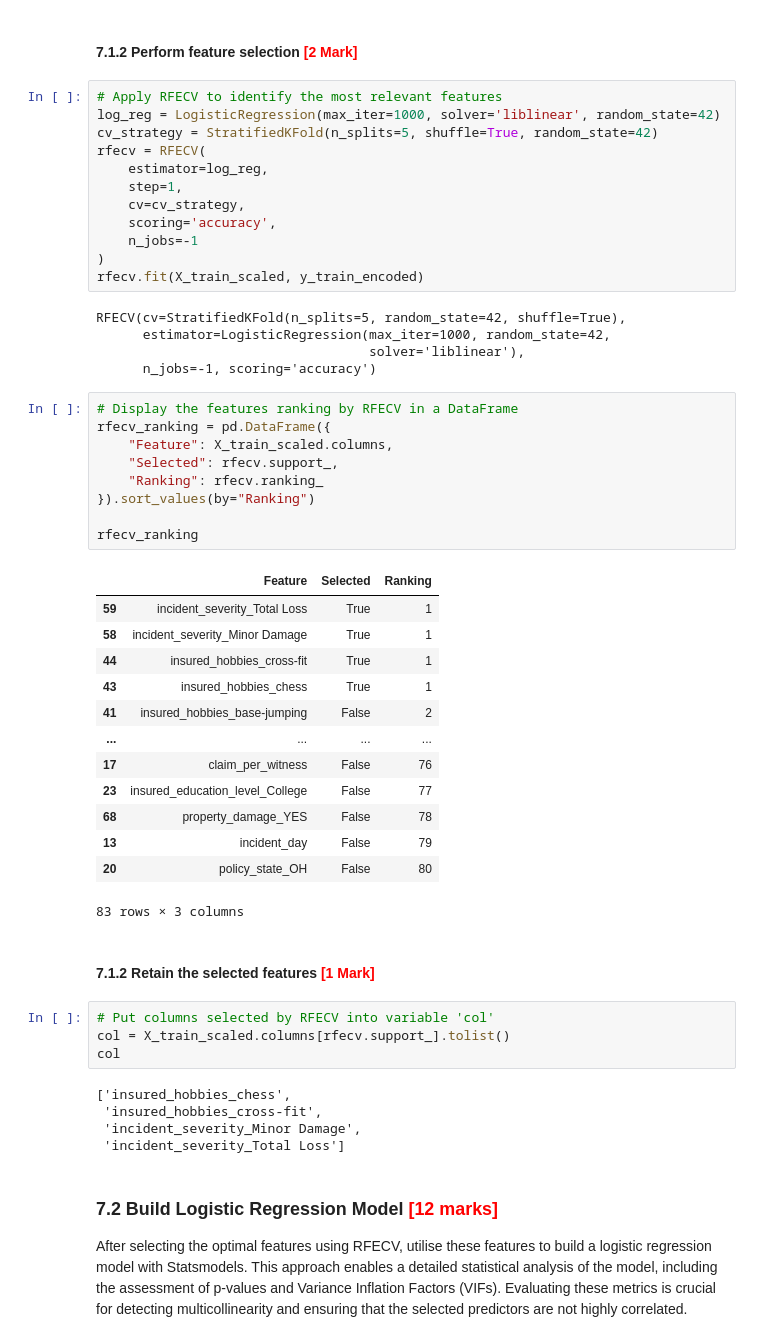
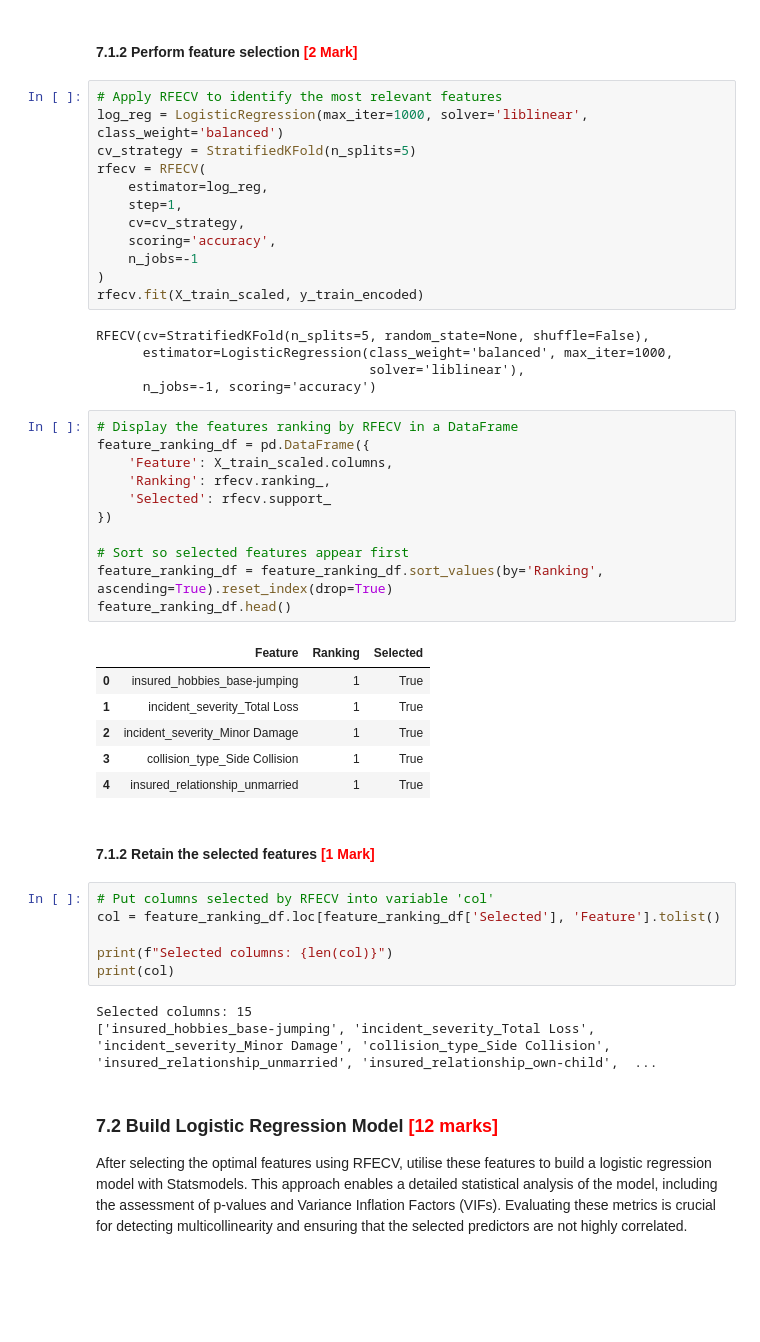
Before and after one commit to navyabhat98/Fraudulent_Insurance_Claim_Detection, a Jupyter notebook: Fraudulent_Insurance_Claim_Detection.ipynb, the cells around one changed output. Cells and saved outputs as stored; diff of their text form; blank space fills up the shorter version.

Commit message:
logistic regression completed

```diff
--- a/Fraudulent_Insurance_Claim_Detection.ipynb
+++ b/Fraudulent_Insurance_Claim_Detection.ipynb
@@ -1018,8 +1018,8 @@ from sklearn.metrics import make_scorer, f1_score
 #### **7.1.2** Perform feature selection <font color="red">[2 Mark]</font>
 # %%
 # Apply RFECV to identify the most relevant features
-log_reg = LogisticRegression(max_iter=1000, solver='liblinear', random_state=42)
-cv_strategy = StratifiedKFold(n_splits=5, shuffle=True, random_state=42)
+log_reg = LogisticRegression(max_iter=1000, solver='liblinear', class_weight='balanced')
+cv_strategy = StratifiedKFold(n_splits=5)
 rfecv = RFECV(
     estimator=log_reg,
     step=1,
@@ -1029,44 +1029,39 @@ rfecv = RFECV(
 )
 rfecv.fit(X_train_scaled, y_train_encoded)
 # %% [output]
-RFECV(cv=StratifiedKFold(n_splits=5, random_state=42, shuffle=True),
-      estimator=LogisticRegression(max_iter=1000, random_state=42,
+RFECV(cv=StratifiedKFold(n_splits=5, random_state=None, shuffle=False),
+      estimator=LogisticRegression(class_weight='balanced', max_iter=1000,
                                    solver='liblinear'),
       n_jobs=-1, scoring='accuracy')
 # %%
 # Display the features ranking by RFECV in a DataFrame
-rfecv_ranking = pd.DataFrame({
-    "Feature": X_train_scaled.columns,
-    "Selected": rfecv.support_,
-    "Ranking": rfecv.ranking_
-}).sort_values(by="Ranking")
+feature_ranking_df = pd.DataFrame({
+    'Feature': X_train_scaled.columns,
+    'Ranking': rfecv.ranking_,
+    'Selected': rfecv.support_
+})
 
-rfecv_ranking
+# Sort so selected features appear first
+feature_ranking_df = feature_ranking_df.sort_values(by='Ranking', ascending=True).reset_index(drop=True)
+feature_ranking_df.head()
 # %% [output]
-|  | Feature | Selected | Ranking |
-| 59 | incident_severity_Total Loss | True | 1 |
-| 58 | incident_severity_Minor Damage | True | 1 |
-| 44 | insured_hobbies_cross-fit | True | 1 |
-| 43 | insured_hobbies_chess | True | 1 |
-| 41 | insured_hobbies_base-jumping | False | 2 |
-| ... | ... | ... | ... |
-| 17 | claim_per_witness | False | 76 |
-| 23 | insured_education_level_College | False | 77 |
-| 68 | property_damage_YES | False | 78 |
-| 13 | incident_day | False | 79 |
-| 20 | policy_state_OH | False | 80 |
+|  | Feature | Ranking | Selected |
+| 0 | insured_hobbies_base-jumping | 1 | True |
+| 1 | incident_severity_Total Loss | 1 | True |
+| 2 | incident_severity_Minor Damage | 1 | True |
+| 3 | collision_type_Side Collision | 1 | True |
+| 4 | insured_relationship_unmarried | 1 | True |
-83 rows × 3 columns
 # %% [markdown]
 #### **7.1.2** Retain the selected features <font color="red">[1 Mark]</font>
 # %%
 # Put columns selected by RFECV into variable 'col'
-col = X_train_scaled.columns[rfecv.support_].tolist()
-col
+col = feature_ranking_df.loc[feature_ranking_df['Selected'], 'Feature'].tolist()
+
+print(f"Selected columns: {len(col)}")
+print(col)
 # %% [output]
-['insured_hobbies_chess',
- 'insured_hobbies_cross-fit',
- 'incident_severity_Minor Damage',
- 'incident_severity_Total Loss']
+Selected columns: 15
+['insured_hobbies_base-jumping', 'incident_severity_Total Loss', 'incident_severity_Minor Damage', 'collision_type_Side Collision', 'insured_relationship_unmarried', 'insured_relationship_own-child',  ...
 # %% [markdown]
 ### **7.2 Build Logistic Regression Model** <font color = red>[12 marks]</font>
 After selecting the optimal features using RFECV, utilise these features to build a logistic regression model with Statsmodels. This approach enables a detailed statistical analysis of the model, including the assessment of p-values and Variance Inflation Factors (VIFs). Evaluating these metrics is crucial for detecting multicollinearity and ensuring that the selected predictors are not highly correlated.
```
Also changed, not shown: parts of 50 cells of this notebook.
